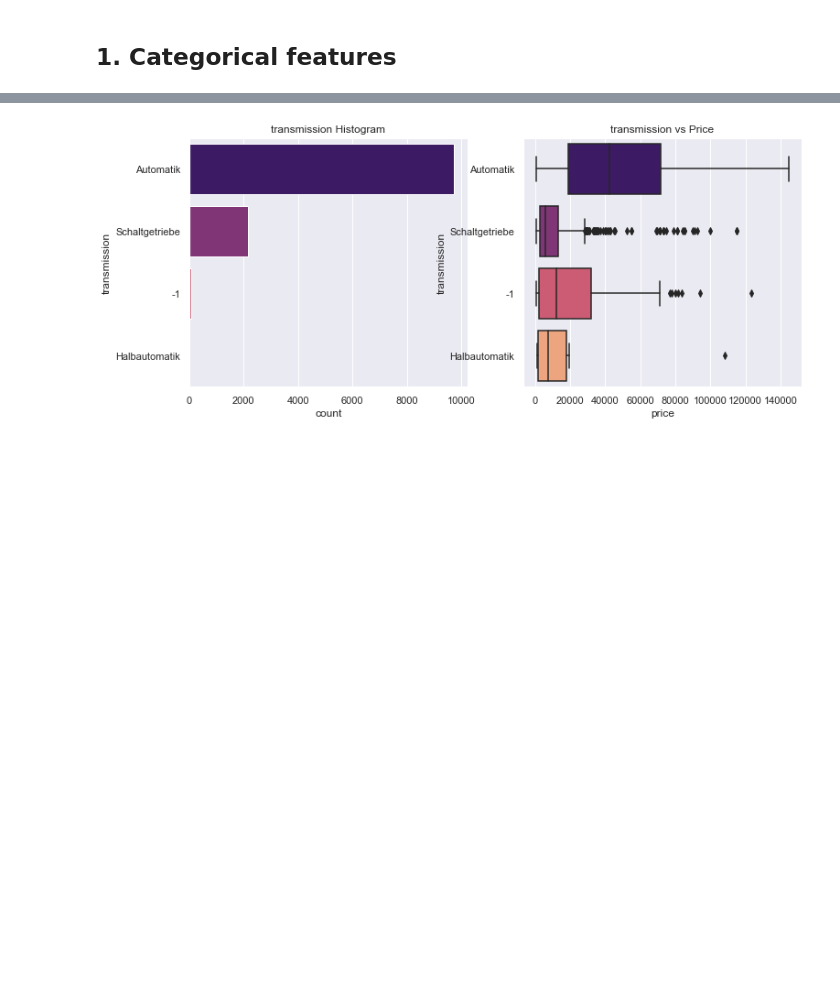
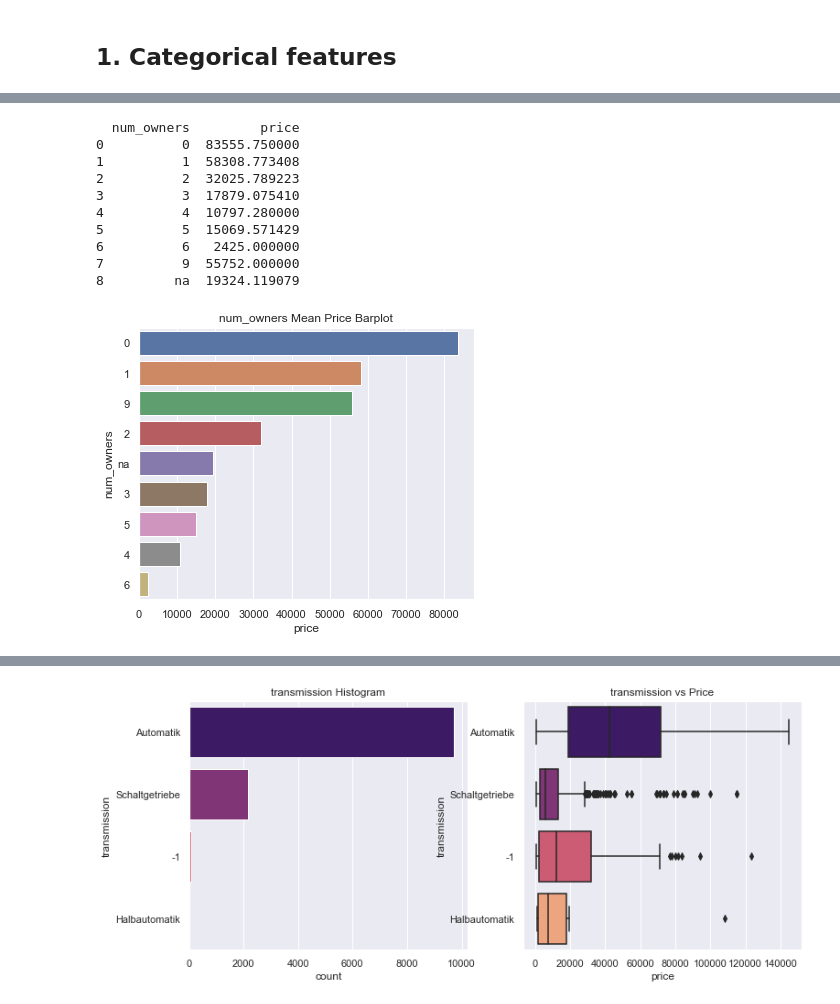
Before and after one commit to MarkusUllenbruch/DS-Webscraper-Mercedes-PricePrediction, a Jupyter notebook: Step3_EDA.ipynb, the cells around one changed output, grey strips where cells are left out. Saved outputs shown, nothing was run; the diff lists cells and outputs as text; code cells hidden in the pictures; blank space fills up the shorter version.

```diff
--- a/Step3_EDA.ipynb
+++ b/Step3_EDA.ipynb
@@ -80,3 +109,17 @@ Index(['Unnamed: 0', 'carname', 'price', 'milage', 'hubraum', 'transmission',
+# %%
+barplot_save('num_owners')
+# %% [output]
+  num_owners         price
+0          0  83555.750000
+1          1  58308.773408
+2          2  32025.789223
+3          3  17879.075410
+4          4  10797.280000
+5          5  15069.571429
+6          6   2425.000000
+7          9  55752.000000
+8         na  19324.119079
+[figure, added]
 # %%
 def count_boxplot(key):
     plt.figure(figsize=(12,5))
```
Also changed, not shown: parts of 57 cells of this notebook, 14 other files.
